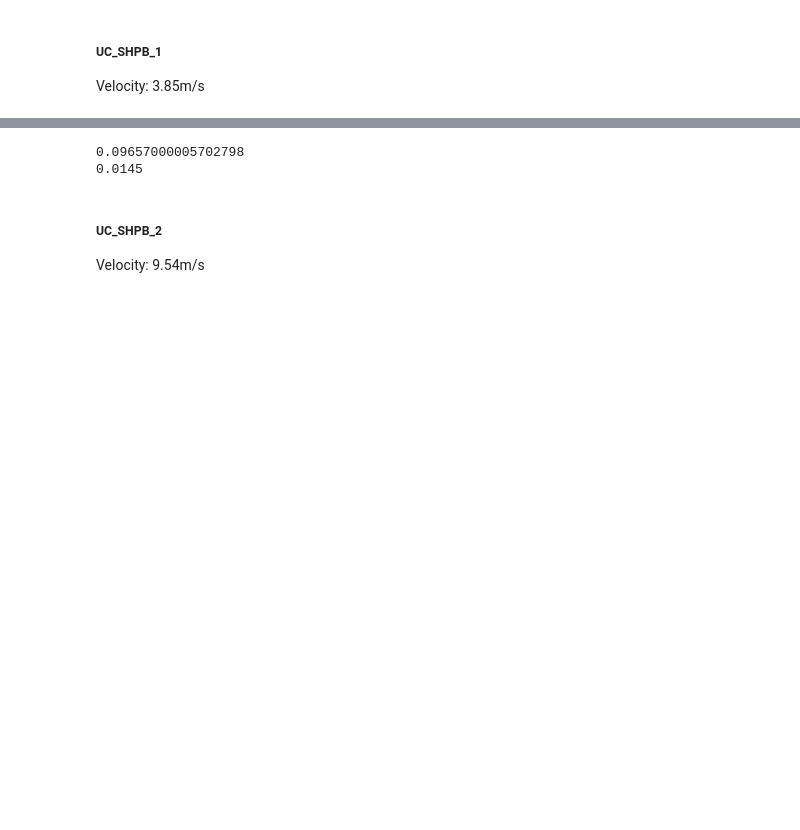
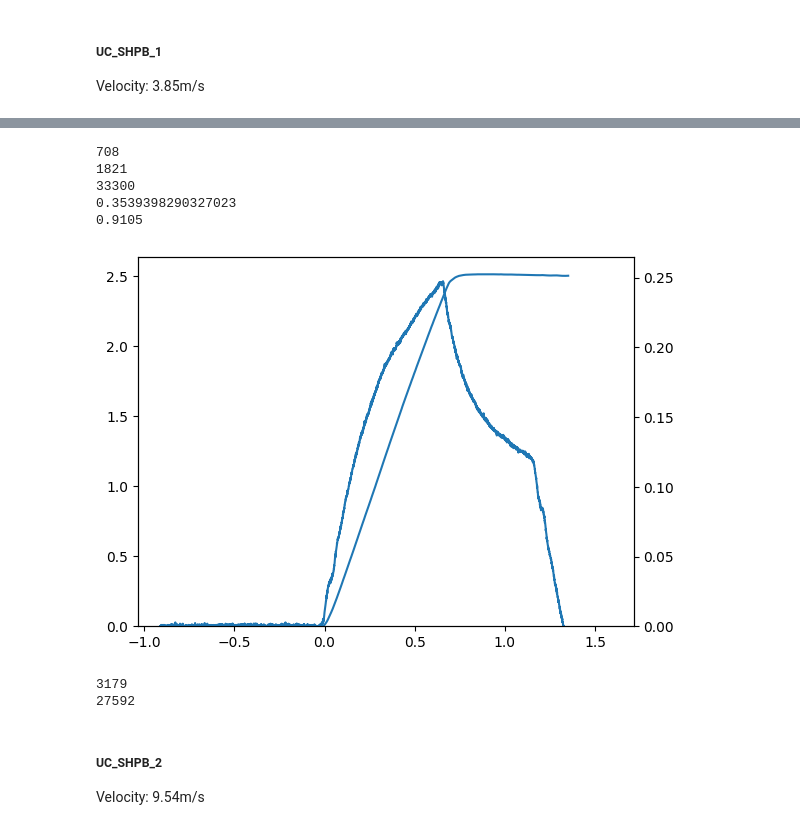
Before and after one commit to monarach/MASTER_THESIS, a Jupyter notebook: KODE/Preliminary_tests.ipynb, the cells around one changed output, grey strips where cells are left out. Cells and saved outputs as stored; diff of their text form; code cells hidden in the pictures; blank space fills up the shorter version.

```diff
--- a/KODE/Preliminary_tests.ipynb
+++ b/KODE/Preliminary_tests.ipynb
@@ -103,11 +103,10 @@ def ExpandArray(original_array, new_size):
 
     return expanded_array
 # %%
-def find_t0_index(list):
-    # Define a threshold for significant movement
-    threshold = np.std(list[:50]) * 2  # Example: 2x the standard deviation of initial velocities
-    # Find the first index where velocity exceeds the threshold
-    t0_index = np.where(np.abs(list) > threshold)[0][0]
+def find_t0_index(list,threshold):
+    #threshold = np.std(list[:50]) * 6  # 2x standard deviation av initielle målinger
+    # Første index hvor verdiene overstiger threshold
+    t0_index = np.where(np.abs(list) >= threshold)[0][0]
     return t0_index
 # %% [markdown]
 ##### UC_SHPB_1
@@ -134,18 +150,46 @@ plot_2_arrays(time_machine_SHPB_1, F_SHPB_1, 'Time [ms]', 'Force [?N]', 'Split H
 # %%
 # Matching DIC to machine measurements
 
 # Finn tidspunkt dt mellom start på DIC måling og start på machine måling
+t0_DIC_index = find_t0_index(disp_UC_SHPB_1, 0.01)
+t0_machine_index = find_t0_index(F_SH_1,0.01)
 
-t0_DIC_index = find_t0_index(time_UC_SHPB_1)
-t0_machine_index = find_t0_index(time_machine_SHPB_1)
+print(t0_DIC_index)
+print(t0_machine_index)
+print(len(time_UC_SHPB_1))
+
+t_0_SHPB = time_UC_SHPB_1[t0_DIC_index]
+t_0_machine = time_machine_SH_1[t0_machine_index]
 
 print(time_UC_SHPB_1[t0_DIC_index])
-print(time_machine_SHPB_1[t0_machine_index])
+print(time_machine_SH_1[t0_machine_index])
 
-# Ekspander
+
+
+plt.plot(time_UC_SHPB_1-t_0_SHPB, disp_UC_SHPB_1)
+plt.ylim(0)
+plt.twinx()
+plt.plot(time_machine_SH_1-t_0_machine, F_SH_1)
+plt.ylim(0)
+plt.show()
+
+time_UC_SHPB_1-t_0_SHPB
+
+F_machine = F_SH_1[t0_machine_index:len(F_SH_1)]
+disp_DIC = disp_UC_SHPB_1[t0_DIC_index:(len(disp_UC_SHPB_1)-len(F_SH_1))]
+
+print(len(F_machine))
+print(len(disp_DIC))
+# Finn index hvor
 # %% [output]
-0.09657000005702798
-0.0145
+708
+1821
+33300
+0.3539398290327023
+0.9105
+[figure, added]
+3179
+27592
 # %% [markdown]
 ##### UC_SHPB_2
 Velocity:  9.54m/s
```
Also changed, not shown: parts of 5 cells of this notebook.
